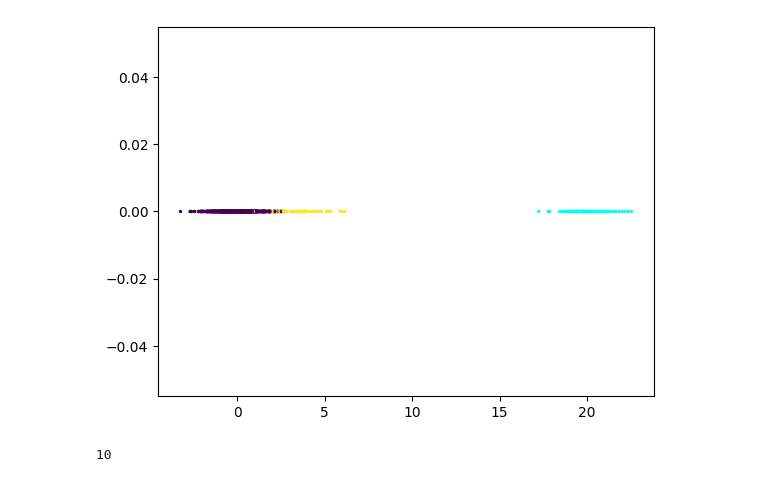
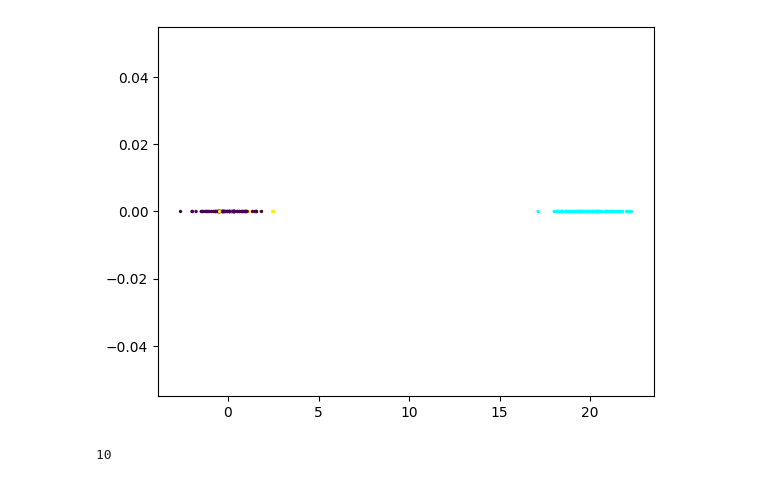
Before and after one commit to NT-Loi/SI_WDGRL, a Jupyter notebook: train_wdgrl.ipynb, the cells around one changed output. Saved outputs shown, nothing was run; the diff lists cells and outputs as text; code cells hidden in the pictures.

```diff
--- a/train_wdgrl.ipynb
+++ b/train_wdgrl.ipynb
@@ -219,18 +219,18 @@ def gen_data(mu, delta, n, d: int = 2):
 # %%
 import matplotlib.pyplot as plt
 
 """Create synthetic dataset and dataloaders for domain adaptation."""
 # Create datasets
-ns, nt, d = 1000, 100, 1
+ns, nt, d = 100, 100, 1
 
-xs, ys = gen_data(0, [1, 2, 3, 4], ns, d)
+xs, ys = gen_data(0, [1], ns, d)
 xt, yt = gen_data(20, [0], nt, d)
 
 plt.scatter(xs[:, 0], np.zeros_like(xs[:, 0]), c=ys, cmap='viridis', s=2)
 plt.scatter(xt[:, 0], np.zeros_like(xt[:, 0]), c=yt, cmap='cool', s=2)
 plt.show()
 # %% [output]
-[figure, old version]
+[figure, new version]
 # %%
 def common_divisors(N_A, N_B):
     gcd = np.gcd(N_A, N_B)  # Step 1: Compute GCD
```
Also changed, not shown: parts of 4 cells of this notebook, 5 other files.
